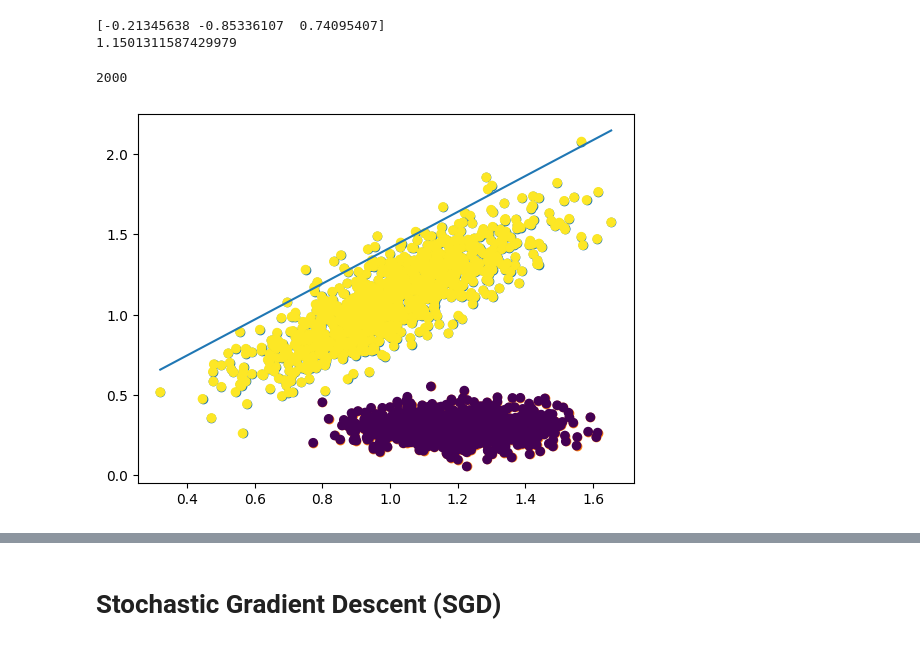
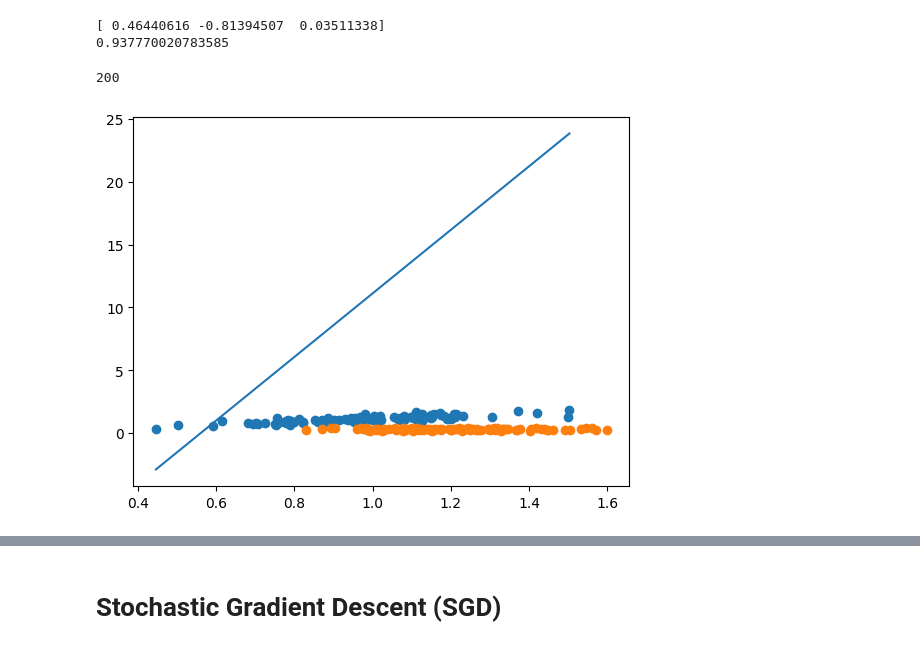
Before and after one commit to gekoxyz/unipd-machine-learning, a Jupyter notebook: gradient_descent/05_Perceptron_ADALINE.ipynb, the cells around one changed output, grey strips where cells are left out. Drawn from its saved outputs; the diff is of its cells as text; code cells hidden in the pictures.

```diff
--- a/gradient_descent/05_Perceptron_ADALINE.ipynb
+++ b/gradient_descent/05_Perceptron_ADALINE.ipynb
@@ -5,50 +5,58 @@ import matplotlib.pyplot as plt
 np.random.seed(22)
 
 # generate N points per class
-N = 1000
+N = 100
 
 X1_1 = 2 * np.random.normal(loc=0.5, scale=0.1, size=N)
-X2_1 = X1_1 + np.random.normal(loc = 0, scale = 0.15, size=N) + 0.1
+X2_1 = X1_1 + np.random.normal(loc=0, scale=0.15, size=N) + 0.1
 # generate labels
 Y1 = np.ones(N)
 
 X1_2 = 2 * np.random.normal(loc=0.6, scale=0.07, size=N)
-X2_2 = np.random.normal(loc=0.6, scale=0.07, size=N) - 0.3 #X1 * 2 + np.random.normal(loc = 0, scale = 0.1, size=N)
+X2_2 = (
+    np.random.normal(loc=0.6, scale=0.07, size=N) - 0.3
+)  # X1 * 2 + np.random.normal(loc = 0, scale = 0.1, size=N)
 # generate labels
 Y2 = -np.ones(N)
 
 plt.scatter(X1_1, X2_1)
 plt.scatter(X1_2, X2_2)
 
 # generate w_0,....,w_n
-w = np.random.uniform(low=-1,size=3)
-#w = w / np.linalg.norm(w)
+w = np.random.uniform(low=-1, size=3)
+# w = w / np.linalg.norm(w)
 
 print(w)
 print(np.linalg.norm(w))
 
-plt.plot([np.min(X1_1), np.max(X1_1)], [np.min(X1_1) * (-w[1]/w[2]) - w[0]/w[2], np.max(X1_2) * (-w[1]/w[2]) - w[0]/w[2]])
+plt.plot(
+    [np.min(X1_1), np.max(X1_1)],
+    [
+        np.min(X1_1) * (-w[1] / w[2]) - w[0] / w[2],
+        np.max(X1_2) * (-w[1] / w[2]) - w[0] / w[2],
+    ],
+)
 
 # generate coordinate X0
 X0 = np.ones(N * 2)
-#X0 = X0[:, np.newaxis]
+# X0 = X0[:, np.newaxis]
 
 X1 = np.concatenate((X1_1, X1_2))
 X2 = np.concatenate((X2_1, X2_2))
 
 X = np.stack((X0, X1, X2), axis=1)
 
 y = np.concatenate((Y1, Y2))
 
-#X = np.hstack((X0, np.vstack((X1, X2))))
+# X = np.hstack((X0, np.vstack((X1, X2))))
 # plt.scatter(X[:, 1], X[:, 2], c=y)
 
 y.shape[0]
 # %% [output]
-[-0.21345638 -0.85336107  0.74095407]
-1.1501311587429979
+[ 0.46440616 -0.81394507  0.03511338]
+0.937770020783585
-2000
+200
-[figure, old version]
+[figure, new version]
 # %%
 def error_sse(errors):
     error = np.sum(np.square(errors)) / 2
```
Also changed, not shown: parts of 2 cells of this notebook, 6 other files.
